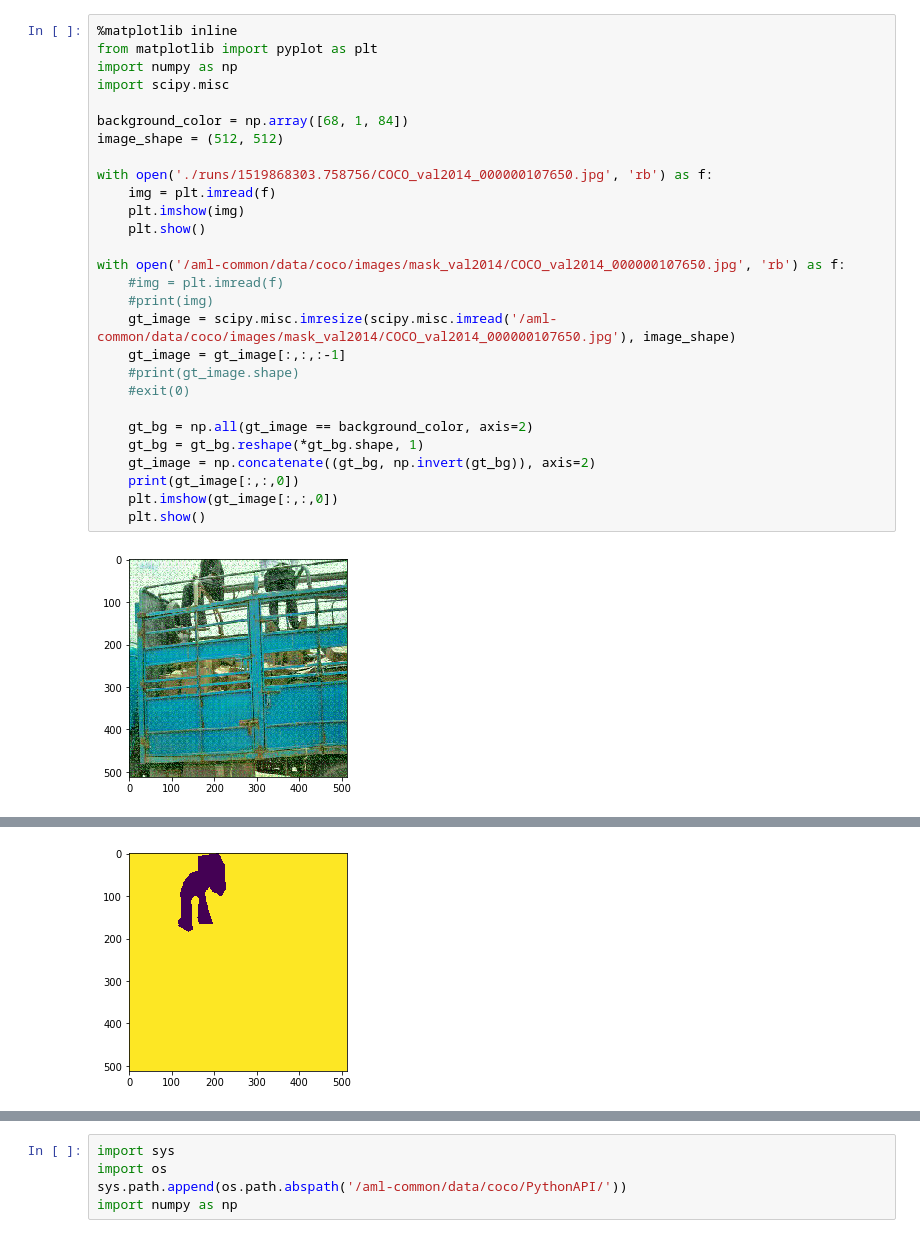
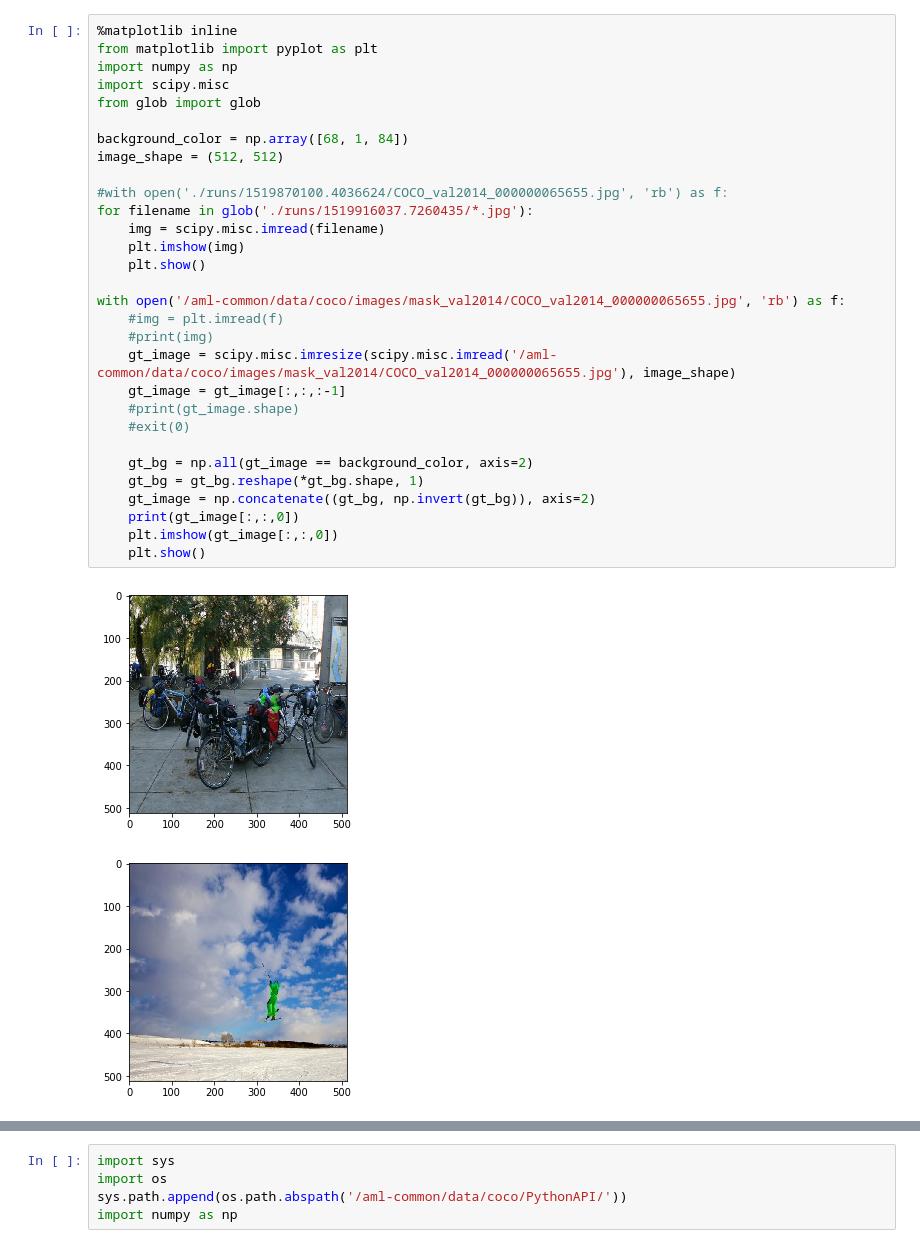
Before and after one commit to frankcarey/CarND-Semantic-Segmentation, a Jupyter notebook: Untitled.ipynb, the cells around one changed output, grey strips where cells are left out. Drawn from its saved outputs; the diff is of its cells as text.

Commit message:
Ran training on people with COCO dataset for like 12 hours. Does decent job of picking out people.

```diff
--- a/Untitled.ipynb
+++ b/Untitled.ipynb
@@ -1,30 +1,33 @@
 # %%
 %matplotlib inline
 from matplotlib import pyplot as plt
 import numpy as np
 import scipy.misc
+from glob import glob
 
 background_color = np.array([68, 1, 84])
 image_shape = (512, 512)
 
-with open('./runs/1519868303.758756/COCO_val2014_000000107650.jpg', 'rb') as f:
-    img = plt.imread(f)
+#with open('./runs/1519870100.4036624/COCO_val2014_000000065655.jpg', 'rb') as f:
+for filename in glob('./runs/1519916037.7260435/*.jpg'):
+    img = scipy.misc.imread(filename)
     plt.imshow(img)
     plt.show()
 
-with open('/aml-common/data/coco/images/mask_val2014/COCO_val2014_000000107650.jpg', 'rb') as f:
+with open('/aml-common/data/coco/images/mask_val2014/COCO_val2014_000000065655.jpg', 'rb') as f:
     #img = plt.imread(f)
     #print(img)
-    gt_image = scipy.misc.imresize(scipy.misc.imread('/aml-common/data/coco/images/mask_val2014/COCO_val2014_000000107650.jpg'), image_shape)
+    gt_image = scipy.misc.imresize(scipy.misc.imread('/aml-common/data/coco/images/mask_val2014/COCO_val2014_000000065655.jpg'), image_shape)
     gt_image = gt_image[:,:,:-1]
     #print(gt_image.shape)
     #exit(0)
 
     gt_bg = np.all(gt_image == background_color, axis=2)
     gt_bg = gt_bg.reshape(*gt_bg.shape, 1)
     gt_image = np.concatenate((gt_bg, np.invert(gt_bg)), axis=2)
     print(gt_image[:,:,0])
     plt.imshow(gt_image[:,:,0])
     plt.show()
 # %% [output]
-[figure, old version]
+[figure, new version]
+[figure, new version]
@@ -35,4 +41,3 @@ with open('/aml-common/data/coco/images/mask_val2014/COCO_val2014_000000107650.j
  [ True  True  True ...,  True  True  True]
  [ True  True  True ...,  True  True  True]
  [ True  True  True ...,  True  True  True]]
-[figure, old version]
```
Also changed, not shown: parts of 1 cell of this notebook, 3 other files.
